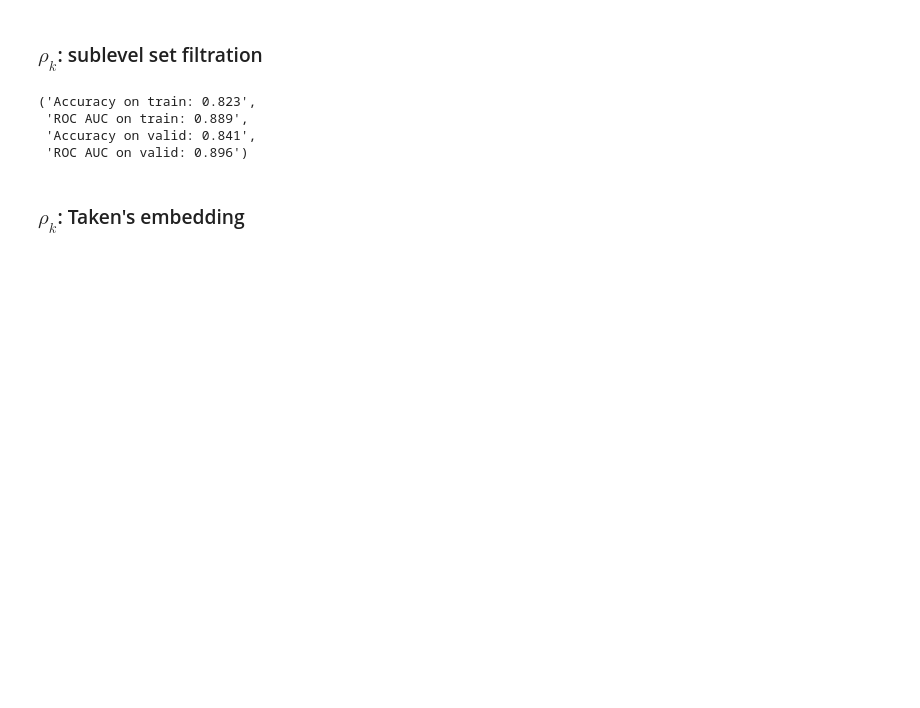
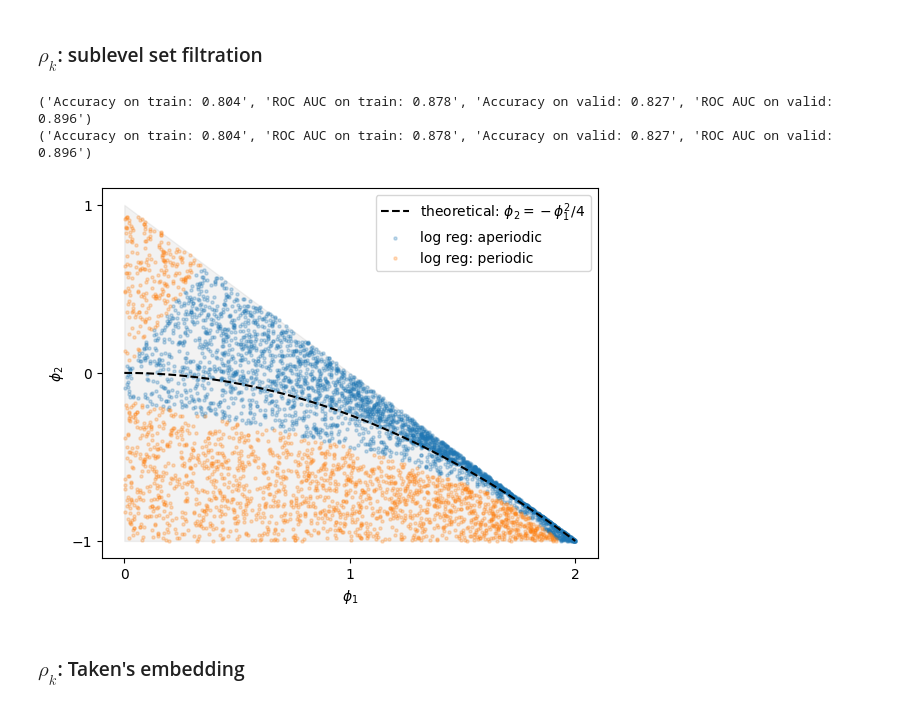
Before and after one commit to griegner/dsc214, a Jupyter notebook: project/01-report.ipynb, the cells around one changed output. Drawn from its saved outputs; the diff is of its cells as text; code cells hidden in the pictures; blank space fills up the shorter version.

Commit message:
plot theoretical and estimated decision boundary

```diff
--- a/project/01-report.ipynb
+++ b/project/01-report.ipynb
@@ -1,4 +1,5 @@
 # %%
+import matplotlib.pyplot as plt
 import nb_utils
 import numpy as np
 from gtda.diagrams import NumberOfPoints, Scaler
@@ -21,35 +22,51 @@ def get_accuracy(model, X_train, X_valid, y_train, y_valid):
         f"Accuracy on valid: {accuracy_score(model.predict(X_valid), y_valid):.3f}",
         f"ROC AUC on valid: {roc_auc_score(y_valid, model.predict_proba(X_valid)[:, 1]):.3f}",
     )
+
+
+def plot_classification(model, Xs, phis):
+    ys_pred = model.predict(Xs)
+    fig, ax = plt.subplots()
+    nb_utils.plot_stationarity_triangle(ax=ax)
+    ax.scatter(
+        phis[ys_pred == 0, 0], phis[ys_pred == 0, 1], s=5, alpha=0.25, label="log reg: aperiodic"
+    )
+    ax.scatter(
+        phis[ys_pred == 1, 0], phis[ys_pred == 1, 1], s=5, alpha=0.25, label="log reg: periodic"
+    )
+    ax.legend()
 # %% [markdown]
 ### $\rho_k$: sublevel set filtration
 # %%
 def sim_xy(idx, n_lags, features):
     """returns persistence entropy from sublevel set filtration of acf"""
     y = idx % 2
     phis = nb_utils.gen_ar2_coeffs(oscillatory=y, phi1="positive", random_seed=idx)
     x_acf = acf_utils.ar_to_acf(phis, n_lags=n_lags)  # theoretical acf
     x_acf_ssf = nb_utils.sublevel_set_filtration(x_acf)  # sublevel-set filtration -> PH
-    x_acf_pe = features.fit_transform(x_acf_ssf)  #
-    return x_acf_pe.squeeze(), y
+    x_acf_ft = features.fit_transform(x_acf_ssf)
+    return phis, x_acf_ft.squeeze(), y
 
 
 n_lags, n_repeats = 50, 5000  # simulation settings
 features = NumberOfPoints()
 model = LogisticRegression()  # classification settings
 
-Xs, ys = zip(*[(sim_xy(idx, n_lags, features)) for idx in range(n_repeats)])
-Xs, ys = np.array(Xs).reshape(-1, 1), np.array(ys)
+phis, Xs, ys = zip(*[(sim_xy(idx, n_lags, features)) for idx in range(n_repeats)])
+phis, Xs, ys = np.array(phis), np.array(Xs).reshape(-1, 1), np.array(ys)
 
 # fit classifier
 X_train, X_valid, y_train, y_valid = train_test_split(Xs, ys, test_size=0.2, random_state=0)
 model.fit(X_train, y_train)
-get_accuracy(model, X_train, X_valid, y_train, y_valid)
+print(get_accuracy(model, X_train, X_valid, y_train, y_valid))
+
+# compare classifier
+print(get_accuracy(model, X_train, X_valid, y_train, y_valid))
+plot_classification(model, Xs, phis)
 # %% [output]
-('Accuracy on train: 0.823',
- 'ROC AUC on train: 0.889',
- 'Accuracy on valid: 0.841',
- 'ROC AUC on valid: 0.896')
+('Accuracy on train: 0.804', 'ROC AUC on train: 0.878', 'Accuracy on valid: 0.827', 'ROC AUC on valid: 0.896')
+('Accuracy on train: 0.804', 'ROC AUC on train: 0.878', 'Accuracy on valid: 0.827', 'ROC AUC on valid: 0.896')
+[figure, added]
 # %% [markdown]
 ### $\rho_k$: Taken's embedding
 # %%
```
Also changed, not shown: parts of 2 cells of this notebook, 1 other file.
